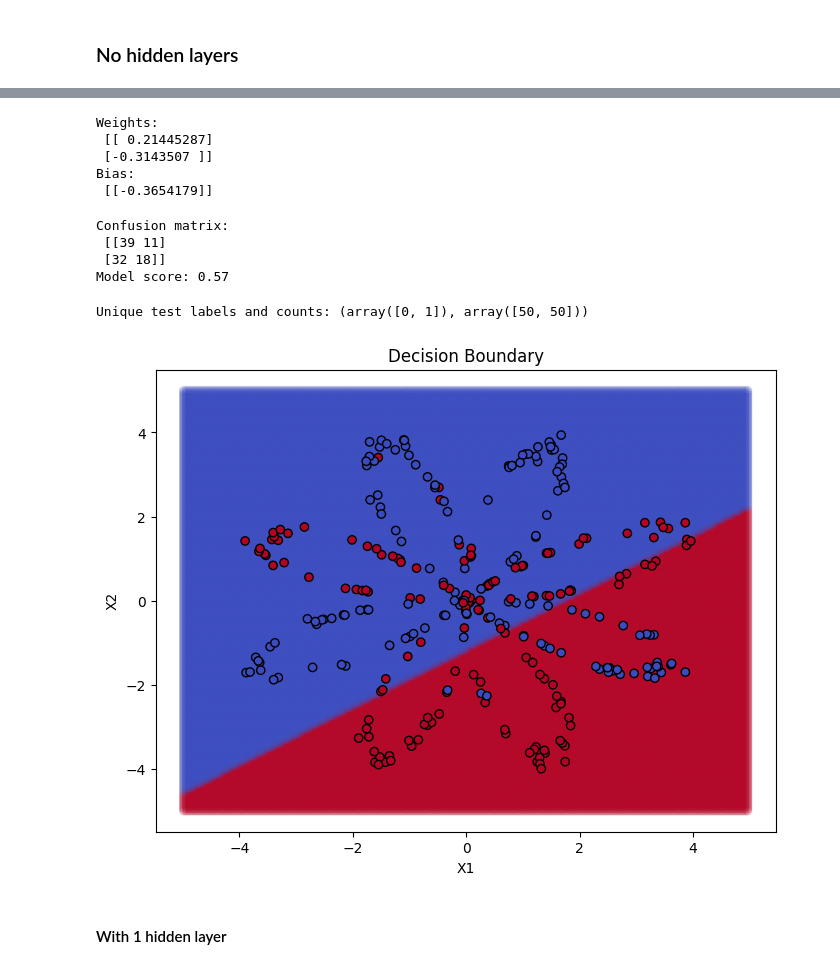
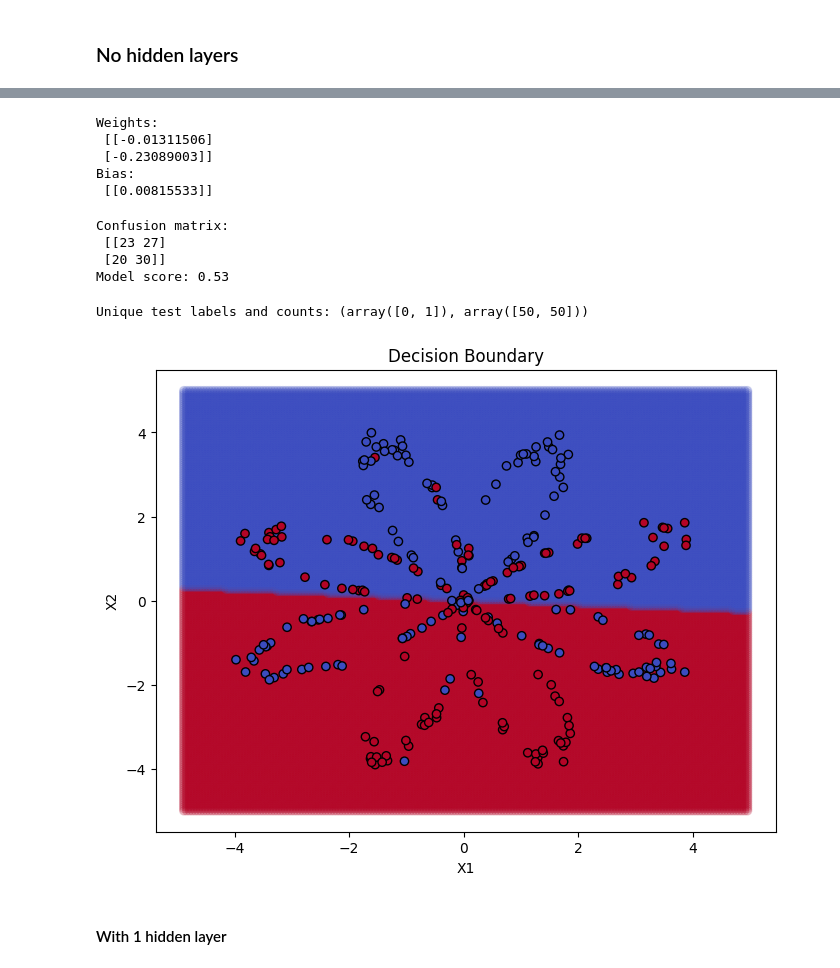
Before and after one commit to UnbiddenDragon/CS5938AssignmentThree, a Jupyter notebook: assignment_3.0_playground.ipynb, the cells around one changed output, grey strips where cells are left out. Saved outputs shown, nothing was run; the diff lists cells and outputs as text; code cells hidden in the pictures.

```diff
--- a/assignment_3.0_playground.ipynb
+++ b/assignment_3.0_playground.ipynb
@@ -45,12 +45,26 @@ None
 | 4 | 0.091932 | 1.066689 | 0 |
 # %%
 X, y = df[["X1","X2"]], np.array(df["Y"])
-n = 300
-n_test = X.shape[0] - n
-X_train, X_test = X[:n].values, X[n:].values       # shape (300, 2) and (n_test, 2)
-y_train, y_test = y[:n].reshape(-1,1), y[n:].reshape(-1,1)  # shape (300,1)
+n_train = 300
+random_seed = np.random.default_rng(1332)
 
-# X_mean = X_train.mean(axis=0)
-# X_std = X_train.std(axis=0)
-# X_train = (X_train - X_mean) / X_std
-# X_test = (X_test - X_mean) / X_std
+classes = np.unique(y)
+train_indices = []
+test_indices = []
+
+# use random seeding for consistent shuffle (overkill for evenly distributed binary)
+for cls in classes:
+    cls_indices = np.where(y == cls)[0]
+    random_seed.shuffle(cls_indices)
+    n_cls_train = int(n_train * len(cls_indices) / len(y))
+    train_indices.extend(cls_indices[:n_cls_train])
+    test_indices.extend(cls_indices[n_cls_train:])
+
+random_seed.shuffle(train_indices)
+random_seed.shuffle(test_indices)
+
+X_train, X_test = X.iloc[train_indices].values, X.iloc[test_indices].values
+y_train, y_test = y[train_indices].reshape(-1,1), y[test_indices].reshape(-1,1)
+
+print(X_train.shape, X_test.shape)
+print(y_train.shape, y_test.shape)
@@ -222,10 +235,10 @@ for layer in nn.layers:
         print("Bias:\n", layer.biases)
 # %% [output]
 Weights:
- [[ 0.21445287]
- [-0.3143507 ]]
+ [[-0.01311506]
+ [-0.23089003]]
 Bias:
- [[-0.3654179]]
+ [[0.00815533]]
 # %%
 
 y_hat_test = nn.forward(X_test)
@@ -255,9 +268,9 @@ model_score = (tn + tp) / (tn + fp + fn + tp)
 print("Model score:", model_score)
 # %% [output]
 Confusion matrix:
- [[39 11]
- [32 18]]
-Model score: 0.57
+ [[23 27]
+ [20 30]]
+Model score: 0.53
 # %%
 print("Unique test labels and counts:", np.unique(y_test, return_counts=True))
 # %% [output]
@@ -265,25 +278,25 @@ Unique test labels and counts: (array([0, 1]), array([50, 50]))
 # %%
 X_np = X.values
 
 x_min, x_max = X_np[:,0].min() - 1, X_np[:,0].max() + 1
 y_min, y_max = X_np[:,1].min() - 1, X_np[:,1].max() + 1
 xx, yy = np.meshgrid(np.linspace(x_min, x_max, 200),
                      np.linspace(y_min, y_max, 200))
-mypoints = np.c_[xx.ravel(), yy.ravel()]
+points = np.c_[xx.ravel(), yy.ravel()]
 
-Z = nn.forward(mypoints)
+Z = nn.forward(points)
 preds = (Z > 0.5).astype(int).flatten()
 
 # Plot decision boundary
 plt.figure(figsize=(8,6))
-plt.scatter(mypoints[:,0], mypoints[:,1], c=preds, alpha=0.2, cmap='coolwarm')
+plt.scatter(points[:,0], points[:,1], c=preds, alpha=0.2, cmap='coolwarm')
 plt.scatter(X_train[:,0], X_train[:,1], c=y_train.flatten(), edgecolor='k', cmap='coolwarm')
 plt.xlabel('X1')
 plt.ylabel('X2')
 plt.title('Decision Boundary')
 plt.show()
 # %% [output]
-[figure, old version]
+[figure, new version]
 # %% [markdown]
 #### With 1 hidden layer
 # %%
```
Also changed, not shown: parts of 8 cells of this notebook.
